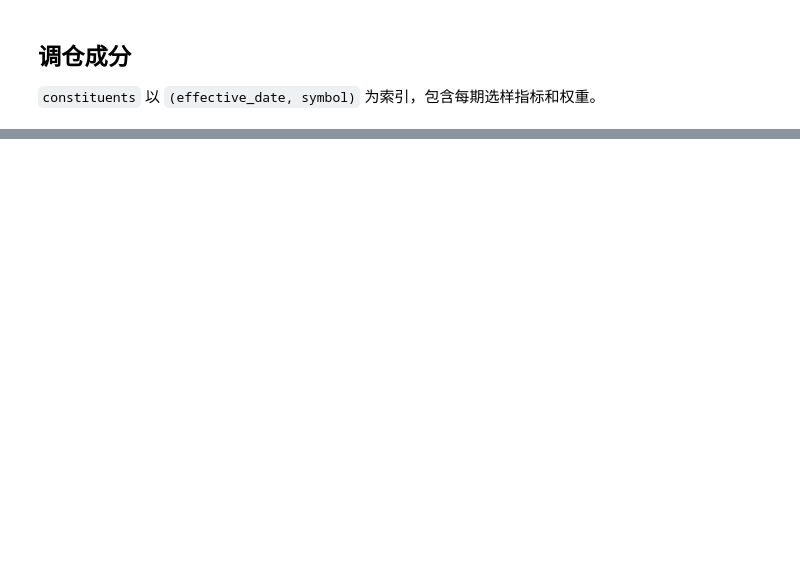
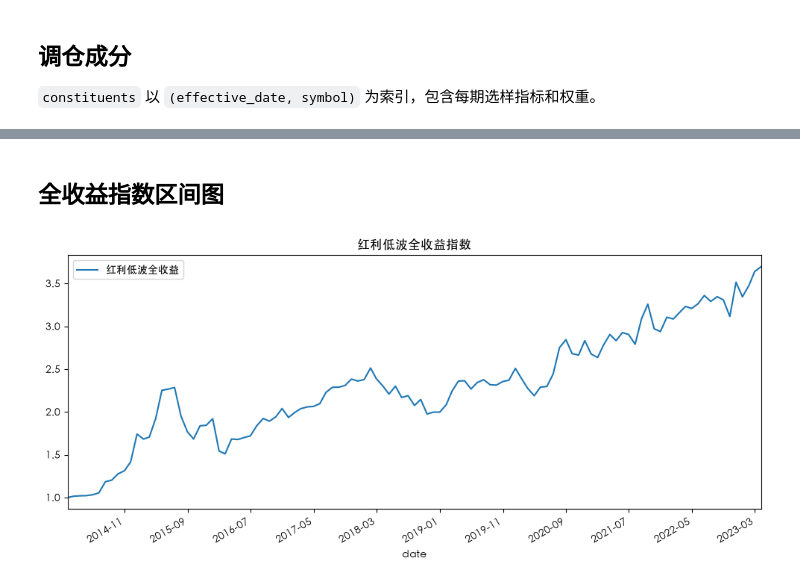
Before and after one commit to zyye00/pyquant, a Jupyter notebook: strategies/cross_sectional/dividend_low_vol/run.ipynb, the cells around one changed output, grey strips where cells are left out. Saved outputs shown, nothing was run; the diff lists cells and outputs as text; code cells hidden in the pictures; blank space fills up the shorter version.

```diff
--- a/strategies/cross_sectional/dividend_low_vol/run.ipynb
+++ b/strategies/cross_sectional/dividend_low_vol/run.ipynb
@@ -106,0 +107,15 @@ index[['price_index', 'total_return_index']].plot(
+# %% [markdown]
+## 全收益指数区间图
+# %%
+total_return_plot = index.loc['2014-01-30':'2023-03-31', ['total_return_index']].copy()
+total_return_plot = pd.concat([total_return_plot.iloc[[0]], total_return_plot.resample('ME').last()])
+total_return_plot = total_return_plot[~total_return_plot.index.duplicated()].sort_index()
+total_return_plot = total_return_plot.div(total_return_plot.iloc[0])
+total_return_plot.columns = ['红利低波全收益']
+ax = total_return_plot.plot(figsize=(12, 5), title='红利低波全收益指数')
+ax.xaxis.set_major_locator(mdates.MonthLocator(interval=10))
+ax.xaxis.set_major_formatter(mdates.DateFormatter('%Y-%m'))
+ax.set_xlim(pd.Timestamp('2014-01-30'), pd.Timestamp('2023-03-31'))
+ax.figure.autofmt_xdate()
+# %% [output]
+[figure, added]
```
Also changed, not shown: parts of 7 cells of this notebook, 6 other files.
